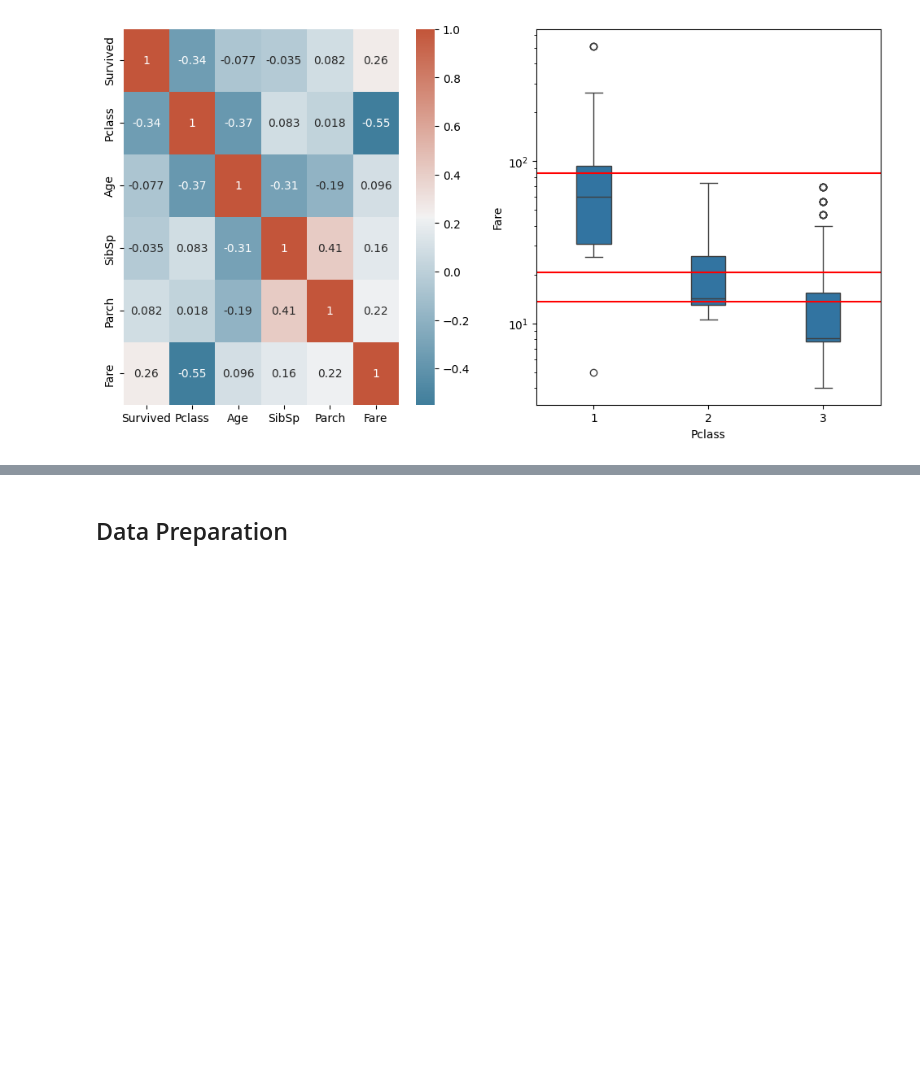
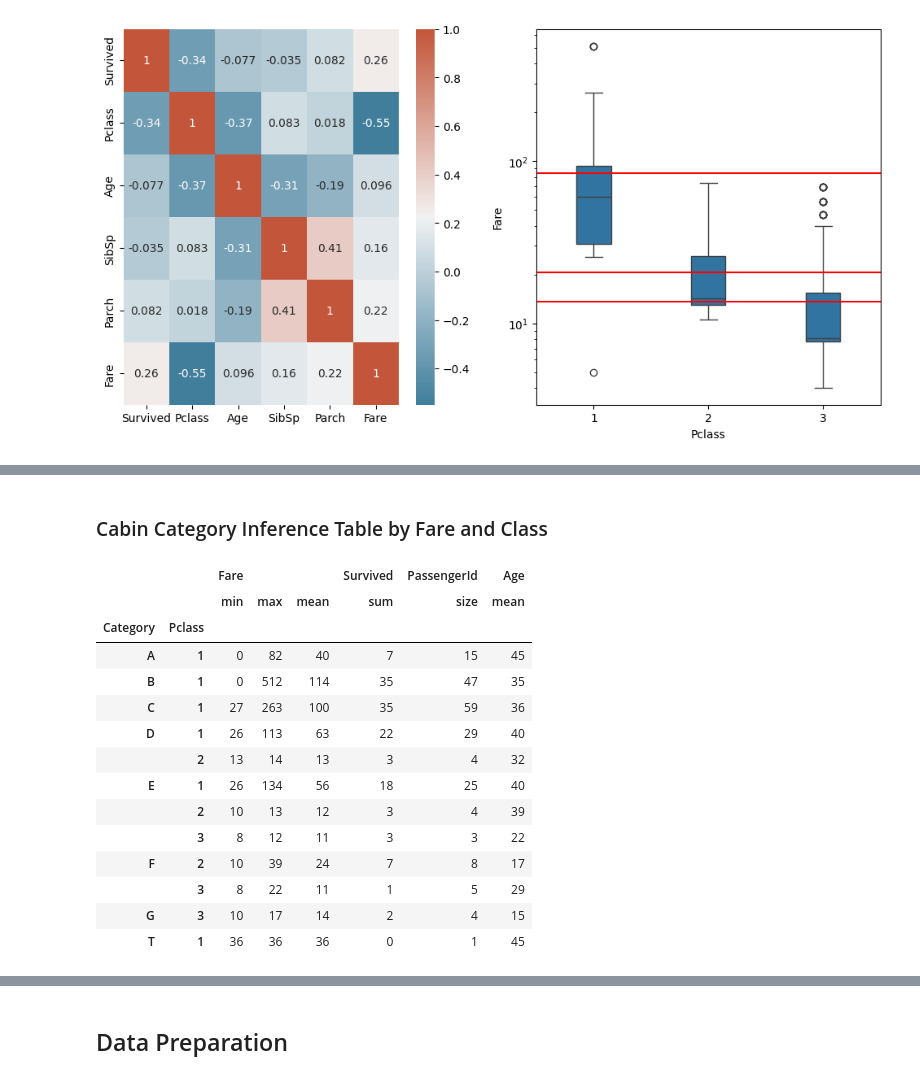
Before and after one commit to GabrielBifano/KaggleSubmissions, a Jupyter notebook: Titanic/script_stack.ipynb, the cells around one changed output, grey strips where cells are left out. Cells and saved outputs as stored; diff of their text form; code cells hidden in the pictures; blank space fills up the shorter version.

```diff
--- a/Titanic/script_stack.ipynb
+++ b/Titanic/script_stack.ipynb
@@ -149,0 +184,29 @@ Name: Fare, dtype: float64
+# %% [markdown]
+### Cabin Category Inference Table by Fare and Class
+# %%
+table_cat_pclass = raw_train.assign(Category = raw_train.Cabin.str[0], dropna=False)\
+     .groupby(['Category', 'Pclass'])\
+     .agg({
+          'Fare': ['min', 'max', 'mean'],
+          'Survived': ['sum'],
+          'PassengerId': ['size'],
+          'Age': ['mean'],
+     })
+
+display(table_cat_pclass.style.format('{:,.0f}'))
+# %% [output]
+|  |  | Fare |  |  | Survived | PassengerId | Age |
+|  |  | min | max | mean | sum | size | mean |
+| Category | Pclass |  |  |  |  |  |  |
+| A | 1 | 0 | 82 | 40 | 7 | 15 | 45 |
+| B | 1 | 0 | 512 | 114 | 35 | 47 | 35 |
+| C | 1 | 27 | 263 | 100 | 35 | 59 | 36 |
+| D | 1 | 26 | 113 | 63 | 22 | 29 | 40 |
+|  | 2 | 13 | 14 | 13 | 3 | 4 | 32 |
+| E | 1 | 26 | 134 | 56 | 18 | 25 | 40 |
+|  | 2 | 10 | 13 | 12 | 3 | 4 | 39 |
+|  | 3 | 8 | 12 | 11 | 3 | 3 | 22 |
+| F | 2 | 10 | 39 | 24 | 7 | 8 | 17 |
+|  | 3 | 8 | 22 | 11 | 1 | 5 | 29 |
+| G | 3 | 10 | 17 | 14 | 2 | 4 | 15 |
+| T | 1 | 36 | 36 | 36 | 0 | 1 | 45 |
```
Also changed, not shown: parts of 13 cells of this notebook.
